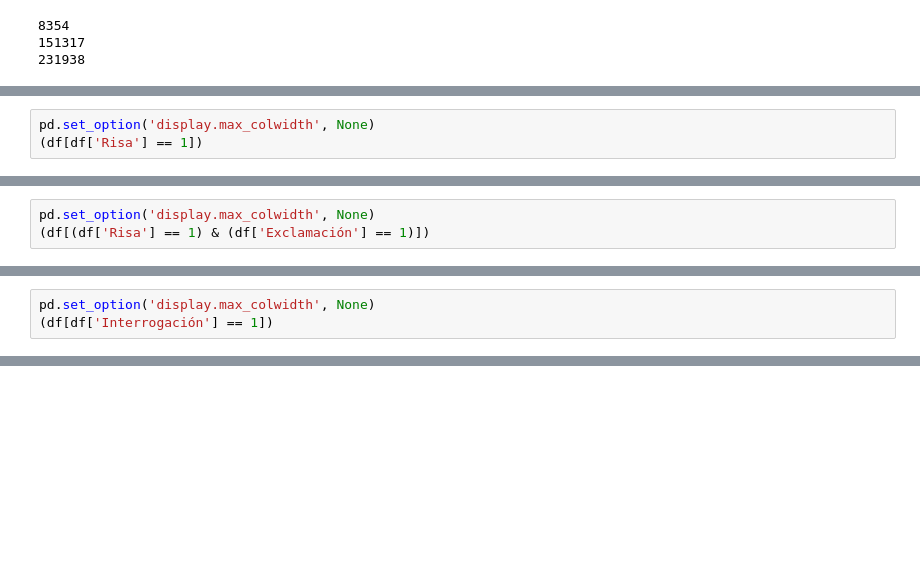
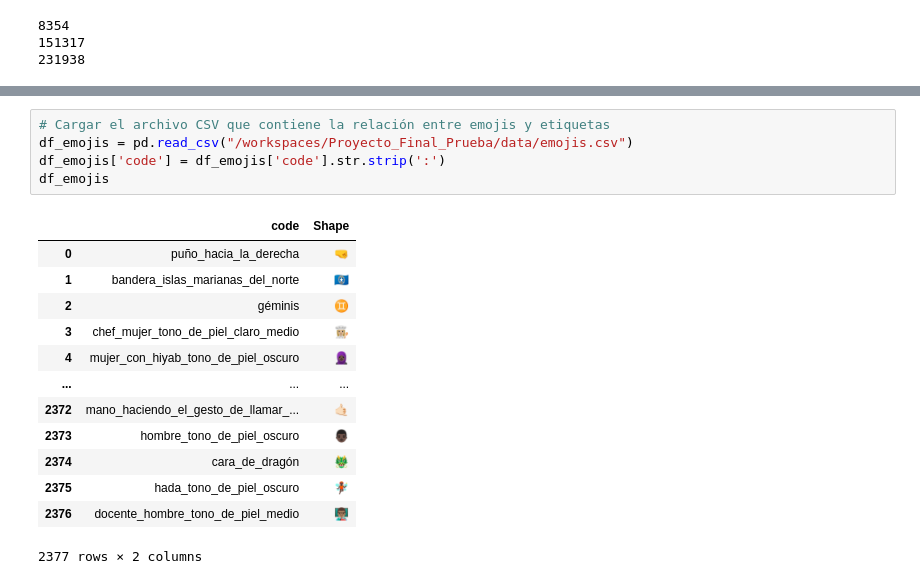
Before and after one commit to 4GeeksAcademy/Proyecto_Final_Prueba, a Jupyter notebook: Símbolos_risas.ipynb, the cells around one changed output, grey strips where cells are left out. Drawn from its saved outputs; the diff is of its cells as text; blank space fills up the shorter version.

```diff
--- a/Símbolos_risas.ipynb
+++ b/Símbolos_risas.ipynb
@@ -89,3 +64,0 @@ print(df['Exclamación'].sum())
-# %%
-pd.set_option('display.max_colwidth', None)
-(df[df['Risa'] == 1])
@@ -106,3 +64,0 @@ pd.set_option('display.max_colwidth', None)
-# %%
-pd.set_option('display.max_colwidth', None)
-(df[(df['Risa'] == 1) & (df['Exclamación'] == 1)])
@@ -123,3 +64,0 @@ pd.set_option('display.max_colwidth', None)
-# %%
-pd.set_option('display.max_colwidth', None)
-(df[df['Interrogación'] == 1])
@@ -139,0 +198,19 @@ pd.set_option('display.max_colwidth', None)
+# %%
+# Cargar el archivo CSV que contiene la relación entre emojis y etiquetas
+df_emojis = pd.read_csv("/workspaces/Proyecto_Final_Prueba/data/emojis.csv")
+df_emojis['code'] = df_emojis['code'].str.strip(':')
+df_emojis
+# %% [output]
+|  | code | Shape |
+| 0 | puño_hacia_la_derecha | 🤜 |
+| 1 | bandera_islas_marianas_del_norte | 🇲🇵 |
+| 2 | géminis | ♊ |
+| 3 | chef_mujer_tono_de_piel_claro_medio | 👩🏼‍🍳 |
+| 4 | mujer_con_hiyab_tono_de_piel_oscuro | 🧕🏿 |
+| ... | ... | ... |
+| 2372 | mano_haciendo_el_gesto_de_llamar_... | 🤙🏻 |
+| 2373 | hombre_tono_de_piel_oscuro | 👨🏿 |
+| 2374 | cara_de_dragón | 🐲 |
+| 2375 | hada_tono_de_piel_oscuro | 🧚🏿 |
+| 2376 | docente_hombre_tono_de_piel_medio | 👨🏽‍🏫 |
+2377 rows × 2 columns
```
Also changed, not shown: parts of 24 cells of this notebook, 1 other file.
